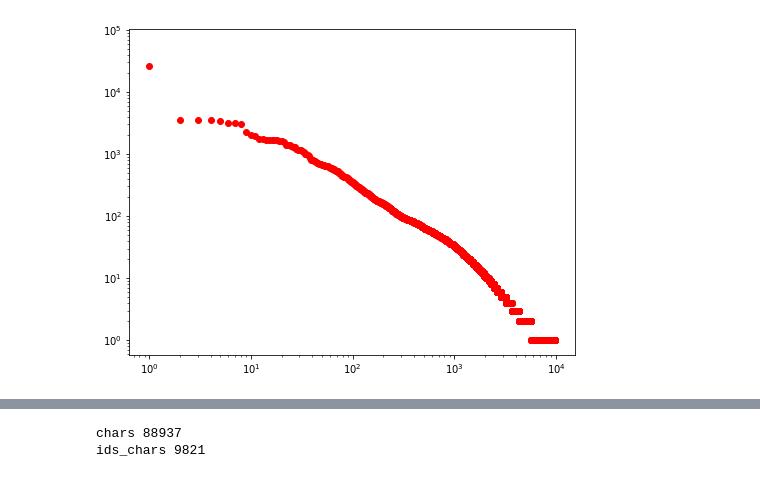
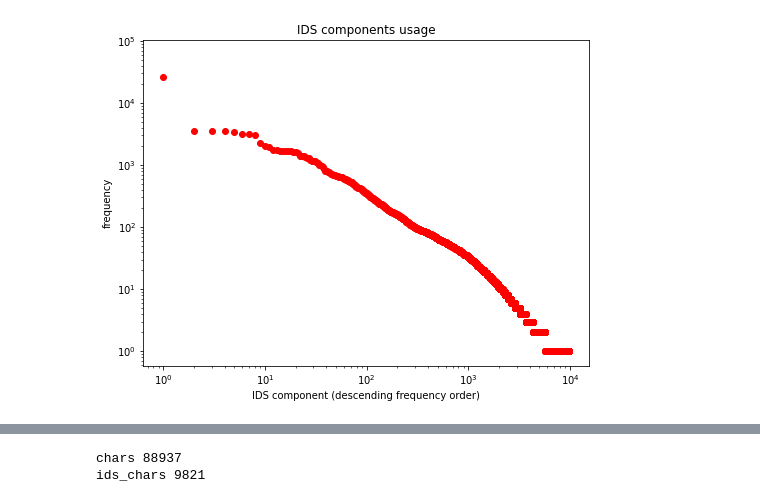
Before and after one commit to ohshane/radical-clustering, a Jupyter notebook: v2.ipynb, the cells around one changed output, grey strips where cells are left out. Cells and saved outputs as stored; diff of their text form; code cells hidden in the pictures.

```diff
--- a/v2.ipynb
+++ b/v2.ipynb
@@ -32,11 +44,14 @@ ids_score_dictionary created
 # %%
 # x'th ids component count = y (x sorted)
 indexes = np.arange(len(ids_chars_count))
 
 plt.figure(figsize=(8,6))
 plt.plot(indexes, ids_chars_count.values(), 'ro')
 plt.xscale('log')
 plt.yscale('log')
+plt.title('IDS components usage')
+plt.xlabel('IDS component (descending frequency order)')
+plt.ylabel('frequency')
 plt.show()
 # %% [output]
-[figure, old version]
+[figure, new version]
```
Also changed, not shown: parts of 13 cells of this notebook, 43 other files.
